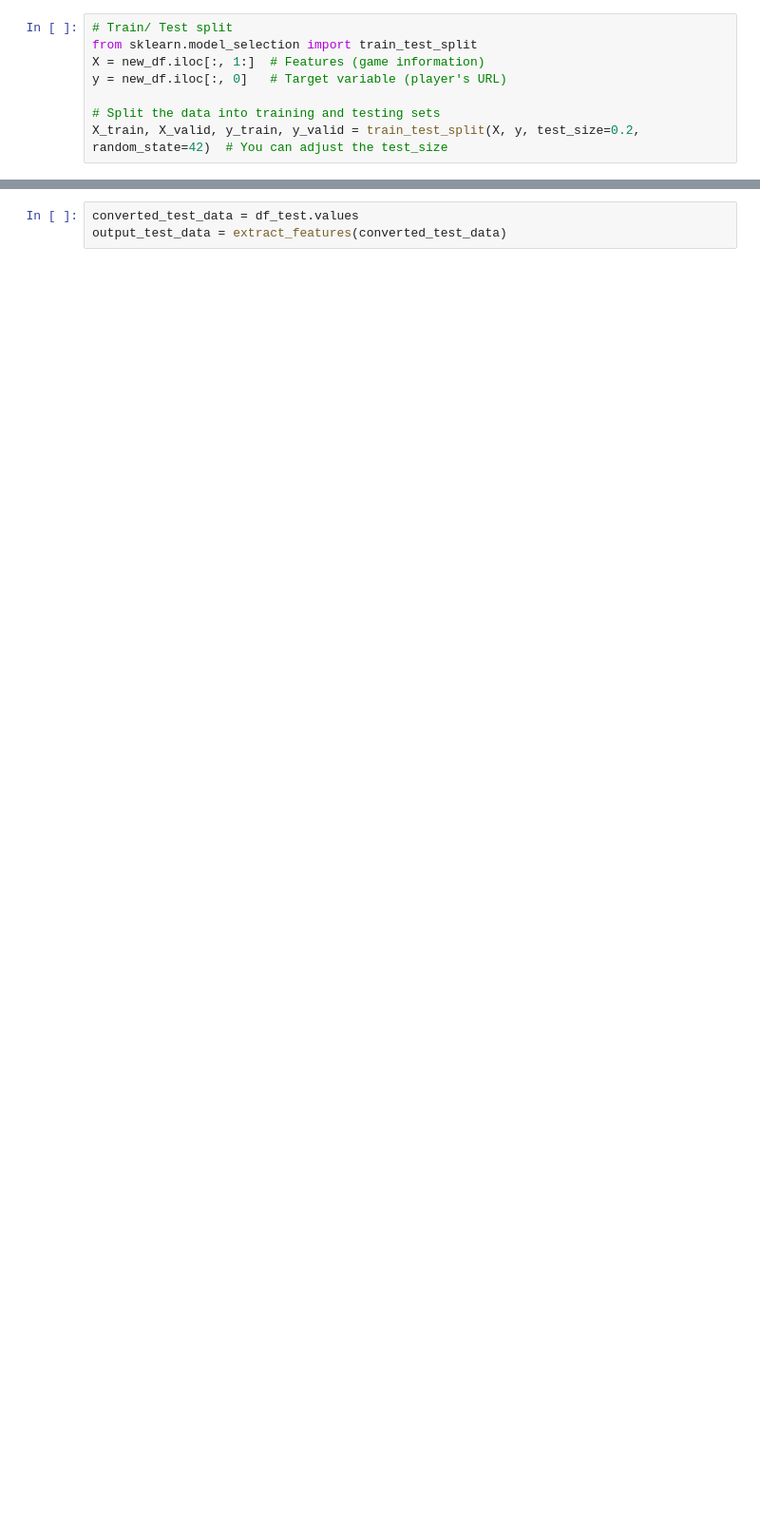
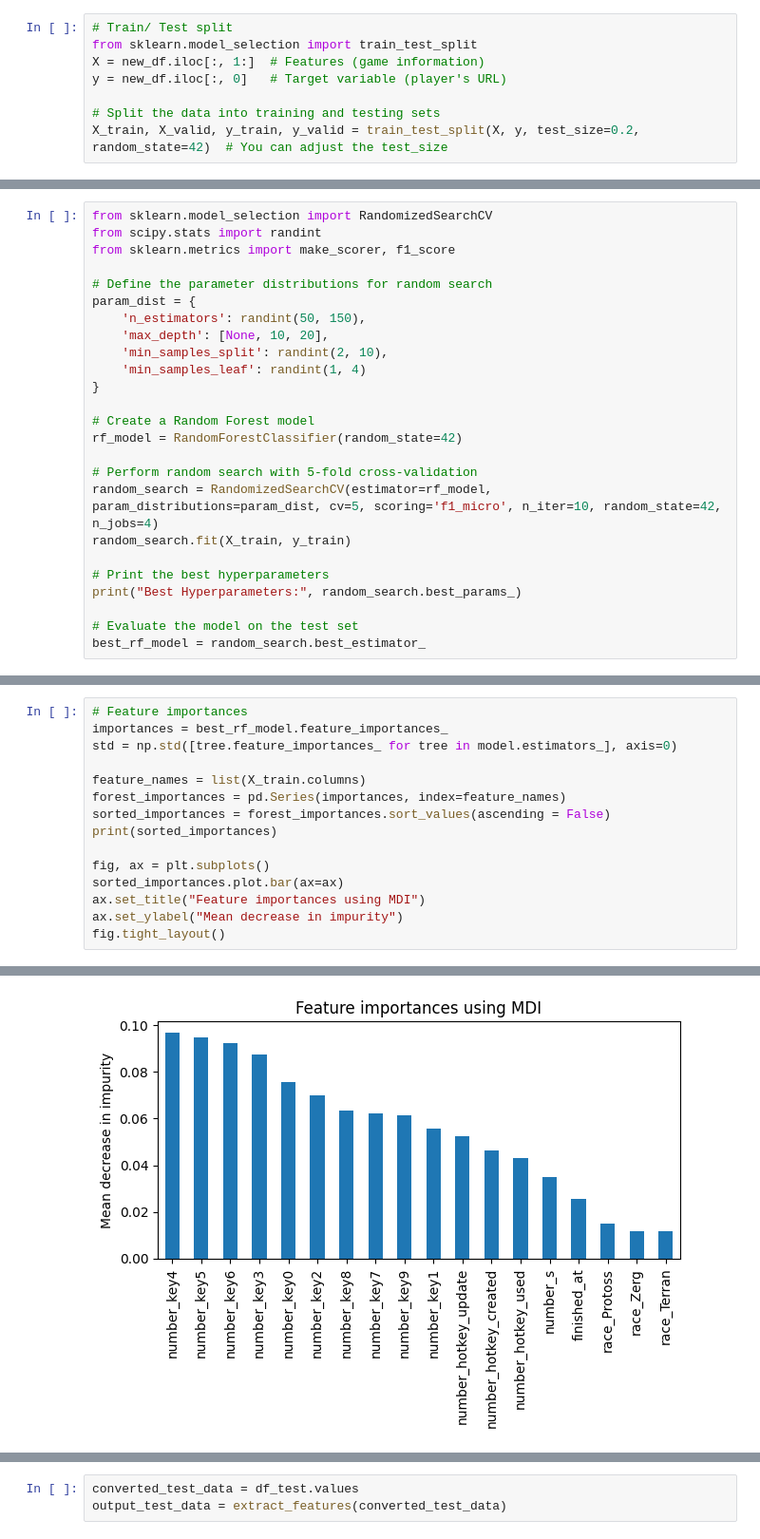
Before and after one commit to Danh-Lan/Data-Mining, a Jupyter notebook: ot2-project-dm.ipynb, the cells around one changed output, grey strips where cells are left out. Shown: that part at 95% size. Drawn from its saved outputs; the diff is of its cells as text; blank space fills up the shorter version.

```diff
--- a/ot2-project-dm.ipynb
+++ b/ot2-project-dm.ipynb
@@ -112,0 +164,25 @@ print("Accuracy:", accuracy)
+# %%
+from sklearn.model_selection import RandomizedSearchCV
+from scipy.stats import randint
+from sklearn.metrics import make_scorer, f1_score
+
+# Define the parameter distributions for random search
+param_dist = {
+    'n_estimators': randint(50, 150),
+    'max_depth': [None, 10, 20],
+    'min_samples_split': randint(2, 10),
+    'min_samples_leaf': randint(1, 4)
+}
+
+# Create a Random Forest model
+rf_model = RandomForestClassifier(random_state=42)
+
+# Perform random search with 5-fold cross-validation
+random_search = RandomizedSearchCV(estimator=rf_model, param_distributions=param_dist, cv=5, scoring='f1_micro', n_iter=10, random_state=42, n_jobs=4)
+random_search.fit(X_train, y_train)
+
+# Print the best hyperparameters
+print("Best Hyperparameters:", random_search.best_params_)
+
+# Evaluate the model on the test set
+best_rf_model = random_search.best_estimator_
@@ -112,0 +201,16 @@ print("Accuracy:", accuracy)
+# %%
+# Feature importances
+importances = best_rf_model.feature_importances_
+std = np.std([tree.feature_importances_ for tree in model.estimators_], axis=0)
+
+feature_names = list(X_train.columns)
+forest_importances = pd.Series(importances, index=feature_names)
+sorted_importances = forest_importances.sort_values(ascending = False)
+print(sorted_importances)
+
+fig, ax = plt.subplots()
+sorted_importances.plot.bar(ax=ax)
+ax.set_title("Feature importances using MDI")
+ax.set_ylabel("Mean decrease in impurity")
+fig.tight_layout()
+# %% [output]
@@ -112,0 +236 @@ print("Accuracy:", accuracy)
+[figure, added]
```
Also changed, not shown: parts of 18 cells of this notebook.
